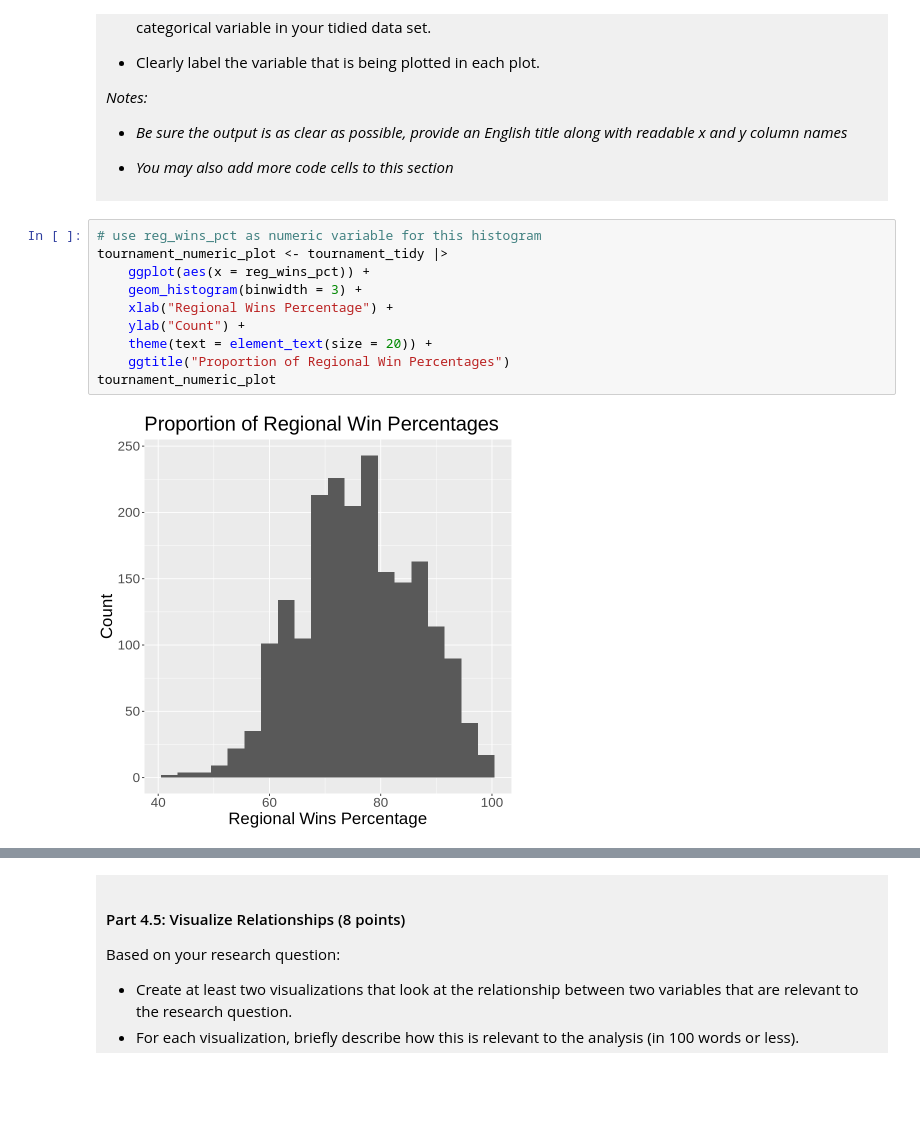
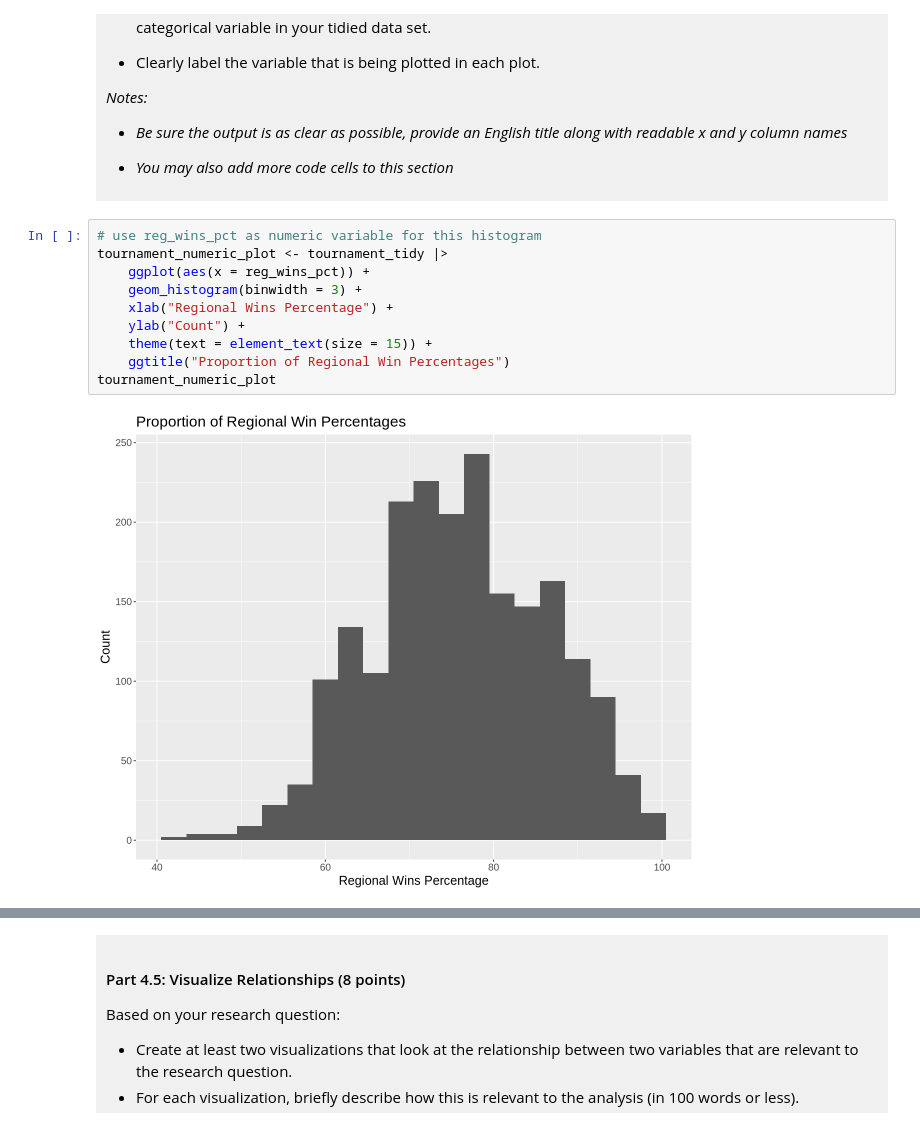
Before and after one commit to mavischan7/dsci-100-project-mavis-chan, a Jupyter notebook: dsci-100-project-notebook.ipynb, the cells around one changed output, grey strips where cells are left out. Saved outputs shown, nothing was run; the diff lists cells and outputs as text; blank space fills up the shorter version.

Commit message:
shrink text size so graphs display properly on GitHub

```diff
--- a/dsci-100-project-notebook.ipynb
+++ b/dsci-100-project-notebook.ipynb
@@ -368,14 +368,14 @@ A tibble: 7 × 3
 # %%
 # use reg_wins_pct as numeric variable for this histogram
 tournament_numeric_plot <- tournament_tidy |>
     ggplot(aes(x = reg_wins_pct)) +
     geom_histogram(binwidth = 3) +
     xlab("Regional Wins Percentage") +
     ylab("Count") +
-    theme(text = element_text(size = 20)) +
+    theme(text = element_text(size = 15)) +
     ggtitle("Proportion of Regional Win Percentages")
 tournament_numeric_plot
 # %% [output]
-[figure, old version]
+[figure, new version]
 # %%
 # use tourney_finish as categorical variable for this bar plot
```
Also changed, not shown: parts of 3 cells of this notebook.
